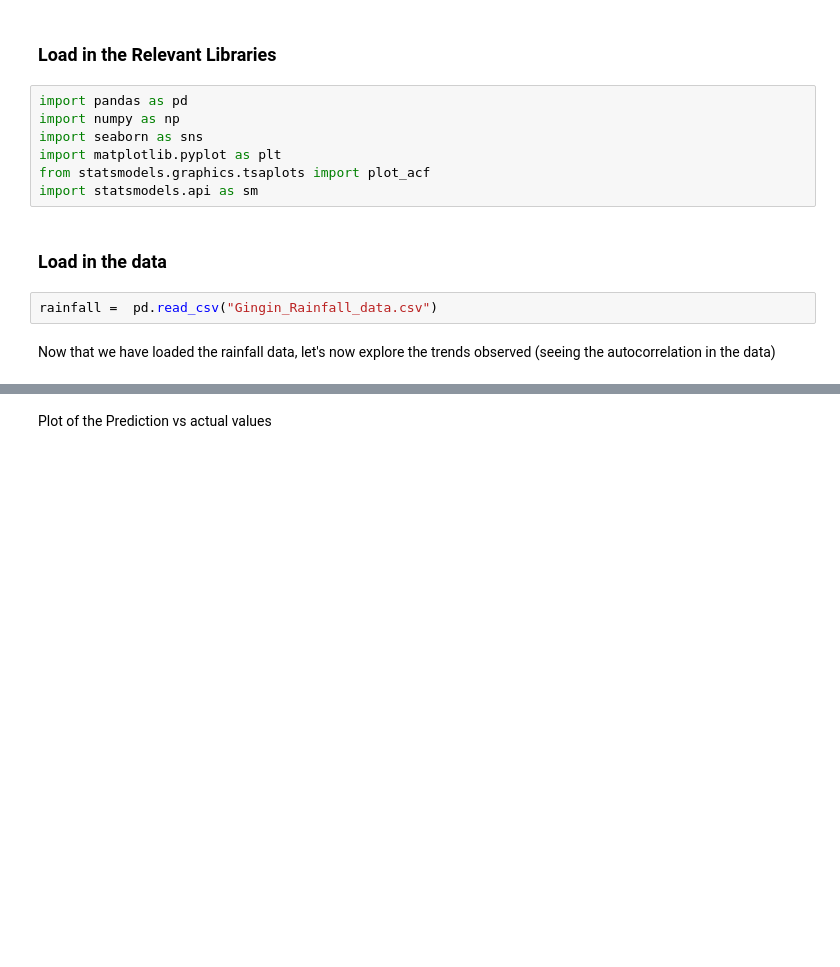
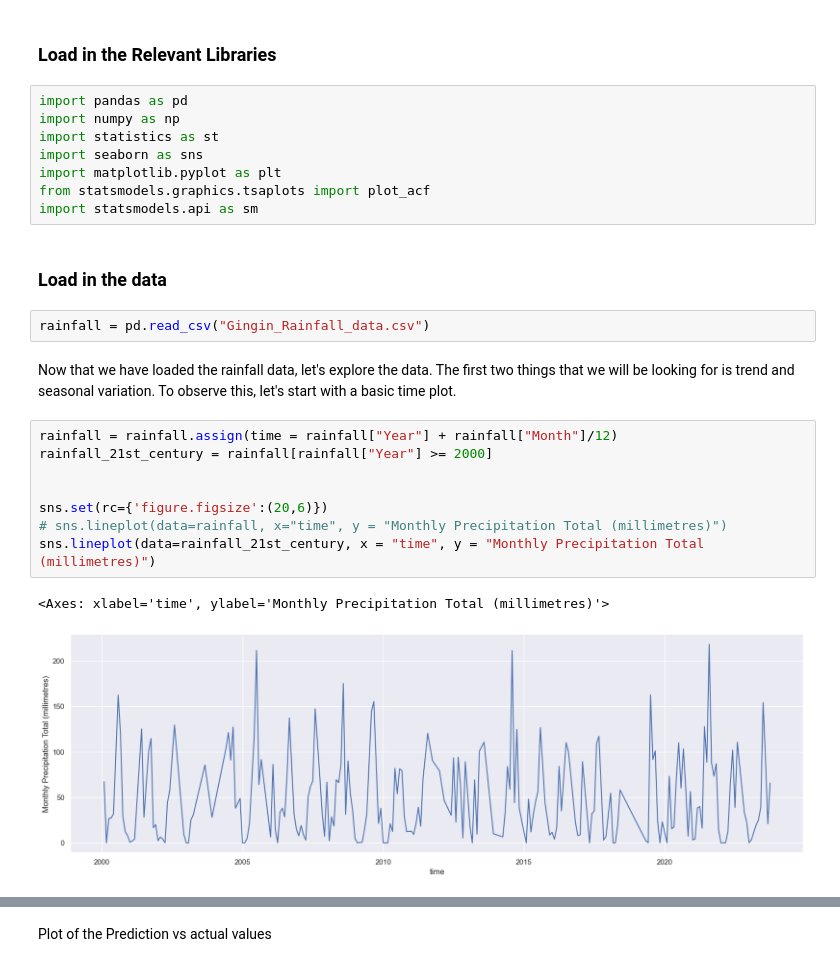
Before and after one commit to JordanBrown98/Gingin-WA-Rainfall-Analysis, a Jupyter notebook: Gingin_Analysis.ipynb, the cells around one changed output, grey strips where cells are left out. Saved outputs shown, nothing was run; the diff lists cells and outputs as text; blank space fills up the shorter version.

```diff
--- a/Gingin_Analysis.ipynb
+++ b/Gingin_Analysis.ipynb
@@ -5,6 +5,7 @@ The Goal of this analysis will be to see what predict the Monthly rainfall in 20
 # %%
 import pandas as pd
 import numpy as np
+import statistics as st
 import seaborn as sns
 import matplotlib.pyplot as plt
 from statsmodels.graphics.tsaplots import plot_acf
@@ -12,6 +13,17 @@ import statsmodels.api as sm
 # %% [markdown]
 ### Load in the data
 # %%
-rainfall =  pd.read_csv("Gingin_Rainfall_data.csv")
+rainfall = pd.read_csv("Gingin_Rainfall_data.csv")
-# %% [markdown]
-Now that we have loaded the rainfall data, let's now explore the trends observed (seeing the autocorrelation in the data)
+# %% [markdown]
+Now that we have loaded the rainfall data, let's explore the data. The first two things that we will be looking for is trend and seasonal variation. To observe this, let's start with a basic time plot.
+# %%
+rainfall = rainfall.assign(time = rainfall["Year"] + rainfall["Month"]/12)
+rainfall_21st_century = rainfall[rainfall["Year"] >= 2000]
+
+
+sns.set(rc={'figure.figsize':(20,6)})
+# sns.lineplot(data=rainfall, x="time", y = "Monthly Precipitation Total (millimetres)")
+sns.lineplot(data=rainfall_21st_century, x = "time", y = "Monthly Precipitation Total (millimetres)")
+# %% [output]
+<Axes: xlabel='time', ylabel='Monthly Precipitation Total (millimetres)'>
+[figure, added]
```
Also changed, not shown: parts of 17 cells of this notebook.
